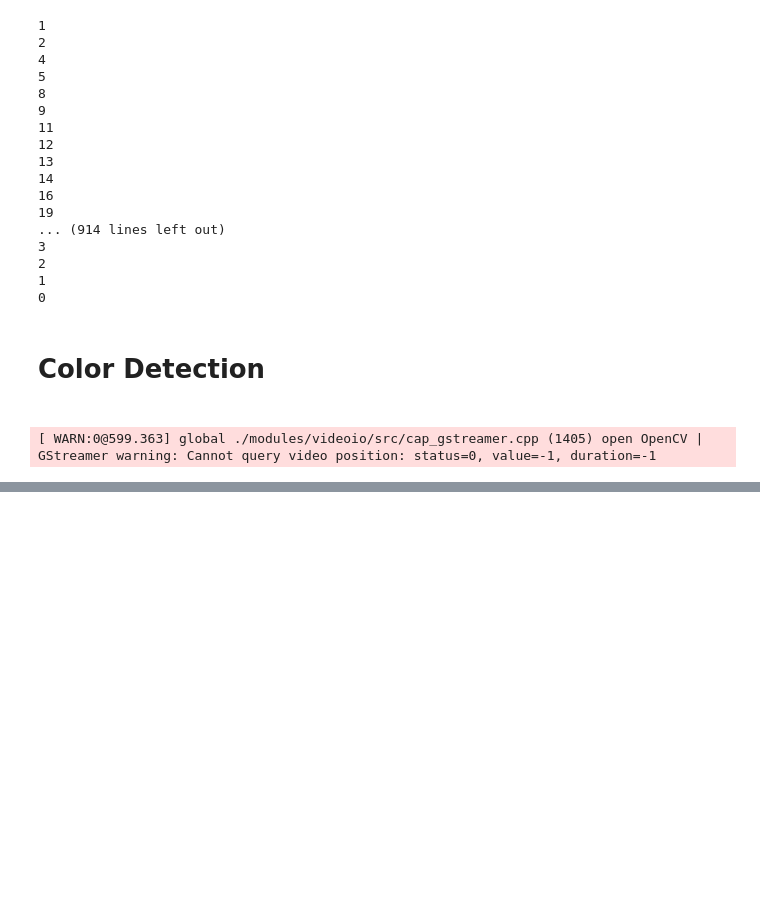
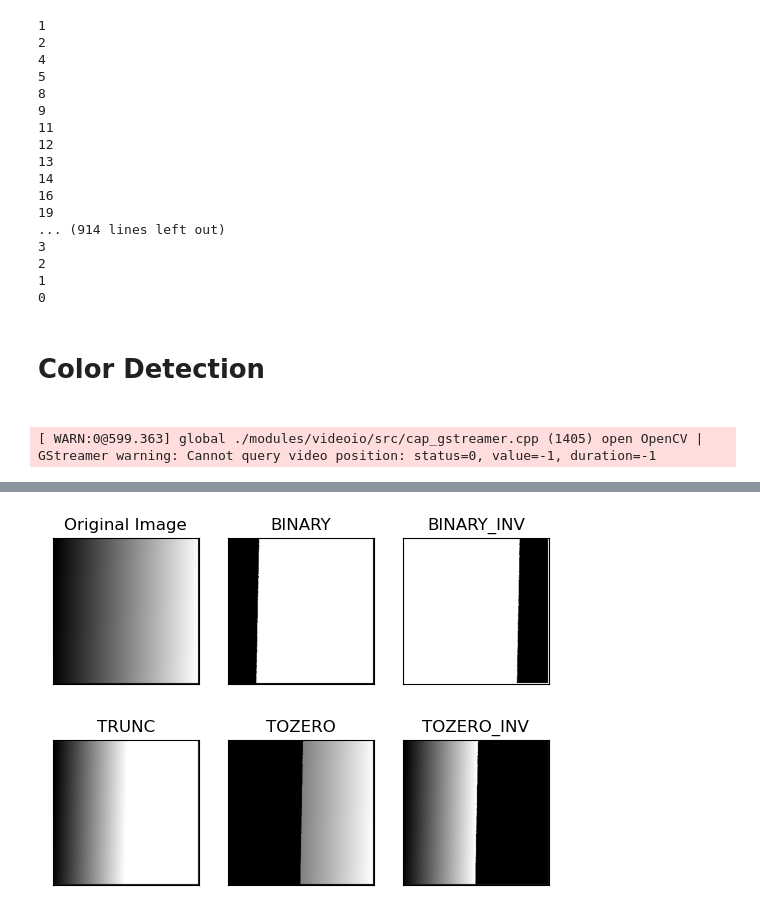
Before and after one commit to AhmedAyman77/Ai, a Jupyter notebook: computer vision/OpenCV/basic_OpenCV.ipynb, the cells around one changed output, grey strips where cells are left out. Saved outputs shown, nothing was run; the diff lists cells and outputs as text; code cells hidden in the pictures; blank space fills up the shorter version.

```diff
--- a/computer vision/OpenCV/basic_OpenCV.ipynb
+++ b/computer vision/OpenCV/basic_OpenCV.ipynb
@@ -658,0 +674,24 @@ cv2.destroyAllWindows()
+# %%
+target_image = cv2.imread("target.png")
+target_image = cv2.cvtColor(target_image, cv2.COLOR_BGR2LAB)
+target_mean, target_std = Mean_STD(target_image)
+# %%
+for i in range(target_image.shape[0]):
+    for j in range(target_image.shape[1]):
+        l_target, a_target, b_target = target_image[i, j,
+                                                    0], target_image[i, j, 1], target_image[i, j, 2]
+
+        l = (source_STD[0]/target_std[0]) * \
+            (l_target - target_mean[0]) + source_mean[0]
+        a = (source_STD[1]/target_std[1]) * \
+            (a_target - target_mean[1]) + source_mean[1]
+        b = (source_STD[2]/target_std[2]) * \
+            (b_target - target_mean[2]) + source_mean[2]
+        target_image[i, j] = [np.clip(l, 0, 255), np.clip(a, 0, 255), np.clip(
+            b, 0, 255)]  # clip the values to be in range [0,255]
+
+
+output = cv2.cvtColor(target_image, cv2.COLOR_LAB2BGR)
+cv2.imshow("output", output)
+cv2.waitKey(0)
+cv2.destroyAllWindows()
@@ -658,0 +772,21 @@ cv2.destroyAllWindows()
+# %%
+img = cv2.imread('11.png', 0)
+_, th1 = cv2.threshold(img, 50, 255, cv2.THRESH_BINARY)
+_, th2 = cv2.threshold(img, 200, 255, cv2.THRESH_BINARY_INV)
+_, th3 = cv2.threshold(img, 127, 255, cv2.THRESH_TRUNC)
+_, th4 = cv2.threshold(img, 127, 255, cv2.THRESH_TOZERO)
+_, th5 = cv2.threshold(img, 127, 255, cv2.THRESH_TOZERO_INV)
+
+
+titles = ['Original Image', 'BINARY',
+          'BINARY_INV', 'TRUNC', 'TOZERO', 'TOZERO_INV']
+images = [img, th1, th2, th3, th4, th5]
+
+for i in range(6):
+    plt.subplot(2, 3, i+1), plt.imshow(images[i], 'gray')
+    plt.title(titles[i])
+    plt.xticks([]), plt.yticks([])
+
+plt.show()
+# %% [output]
+[figure, added]
```
Also changed, not shown: parts of 10 cells of this notebook, 5 other files.
